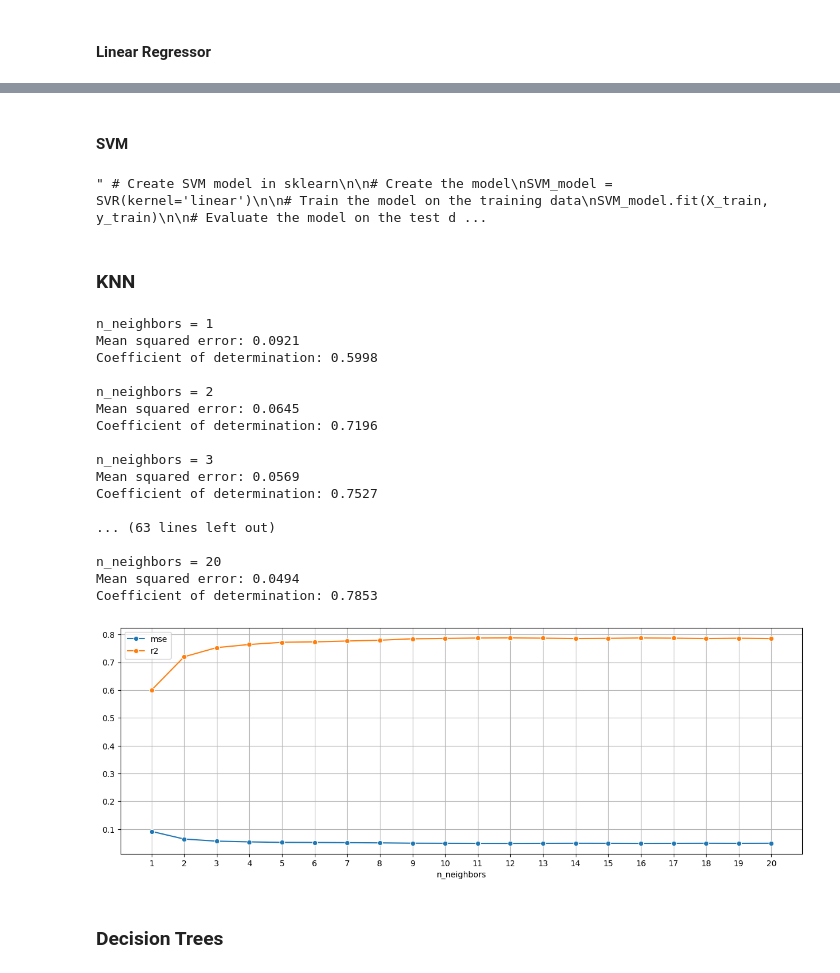
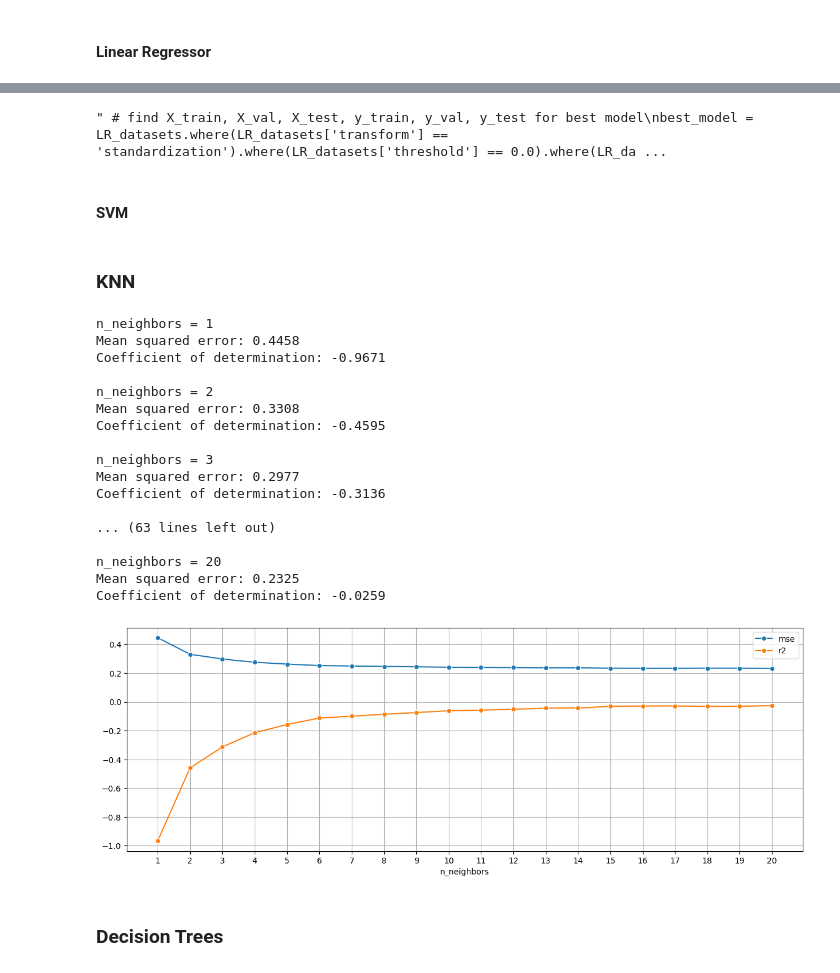
Before and after one commit to nicolopizzo/data-analytics, a Jupyter notebook: analysis.ipynb, the cells around one changed output, grey strips where cells are left out. Saved outputs shown, nothing was run; the diff lists cells and outputs as text; code cells hidden in the pictures.

```diff
--- a/analysis.ipynb
+++ b/analysis.ipynb
@@ -794,7 +768,51 @@ plt.show()
+# %%
+# find X_train, X_val, X_test, y_train, y_val, y_test for best model
+best_model = LR_datasets.loc[LR_datasets['mse'].idxmin()]
+
+X_train = None
+X_val = None
+X_test = None
+y_train = None
+y_val = None
+y_test = None
+# from datasets find the best model
+for dataset in datasets:
+    if dataset['transform'] == best_model['transform'] and dataset['threshold'] == best_model['threshold'] and dataset['year'] == best_model['year'] and dataset['tags'] == best_model['tags'] and dataset['genres'] == best_model['genres'] and dataset['pca'] == best_model['pca']:
+        X_train = dataset['X_train']
+        X_val = dataset['X_val']
+        X_test = dataset['X_test']
+        y_train = dataset['y_train']
+        y_val = dataset['y_val']
+        y_test = dataset['y_test']
+        break
+
+""" # find X_train, X_val, X_test, y_train, y_val, y_test for best model
+best_model = LR_datasets.where(LR_datasets['transform'] == 'standardization').where(LR_datasets['threshold'] == 0.0).where(LR_datasets['year'] == True).where(LR_datasets['tags'] == True).where(LR_datasets['genres'] == False).where(LR_datasets['pca'] == False).dropna()
+
+print('Best model:\n' + best_model.to_string(index=False))
+
+X_train = None
+X_val = None
+X_test = None
+y_train = None
+y_val = None
+y_test = None
+# from datasets find the best model
+for dataset in datasets:
+    if dataset['transform'] == best_model['transform'].values[0] and dataset['threshold'] == best_model['threshold'].values[0] and dataset['year'] == best_model['year'].values[0] and dataset['tags'] == best_model['tags'].values[0] and dataset['genres'] == best_model['genres'].values[0] and dataset['pca'] == best_model['pca'].values[0]:
+        X_train = dataset['X_train']
+        X_val = dataset['X_val']
+        X_test = dataset['X_test']
+        y_train = dataset['y_train']
+        y_val = dataset['y_val']
+        y_test = dataset['y_test']
+        break """
+# %% [output]
+" # find X_train, X_val, X_test, y_train, y_val, y_test for best model\nbest_model = LR_datasets.where(LR_datasets['transform'] == 'standardization').where(LR_datasets['threshold'] == 0.0).where(LR_da ...
 # %% [markdown]
 #### SVM
 # %%
-""" # Create SVM model in sklearn
+# Create SVM model in sklearn
 
 # Create the model
 SVM_model = SVR(kernel='linear')
@@ -805,9 +823,7 @@ SVM_model.fit(X_train, y_train)
 # Evaluate the model on the test data
 y_pred = SVM_model.predict(X_test)
 print('Mean squared error: %.4f' % mean_squared_error(y_test, y_pred))
-print('Coefficient of determination: %.4f' % r2_score(y_test, y_pred)) """
+print('Coefficient of determination: %.4f' % r2_score(y_test, y_pred))
-# %% [output]
-" # Create SVM model in sklearn\n\n# Create the model\nSVM_model = SVR(kernel='linear')\n\n# Train the model on the training data\nSVM_model.fit(X_train, y_train)\n\n# Evaluate the model on the test d ...
 # %% [markdown]
 ### KNN
 # %%
@@ -822,45 +838,42 @@ for n in n_neighbors:
 
     # Evaluate the model on the test data
     y_pred = KNN_model.predict(X_test)
     mse.append(mean_squared_error(y_test, y_pred))
     r2.append(r2_score(y_test, y_pred))
     print('Mean squared error: %.4f' % mean_squared_error(y_test, y_pred))
     print('Coefficient of determination: %.4f' % r2_score(y_test, y_pred))
 
-    """ display(y_test[:5])
-    display(y_pred[:5]) """
-
 # show in the same plot the accuracy, recall and precision for each hyperparameter combination
 
 fig, ax = plt.subplots(figsize=(15,5))
 
 ax1 = sns.lineplot(x=n_neighbors, y=mse, label='mse', marker='o')
 ax1 = sns.lineplot(x=n_neighbors, y=r2, label='r2', marker='o')
 #ax1.set_xticklabels([str(i) for i in range(len(n_neighbors))])
 ax1.set_xlabel('n_neighbors')
 plt.xticks(n_neighbors)
 plt.grid(True)
 plt.legend()
 plt.show()
 # %% [output]
 n_neighbors = 1
-Mean squared error: 0.0921
-Coefficient of determination: 0.5998
+Mean squared error: 0.4458
+Coefficient of determination: -0.9671
 
 n_neighbors = 2
-Mean squared error: 0.0645
-Coefficient of determination: 0.7196
+Mean squared error: 0.3308
+Coefficient of determination: -0.4595
 
 n_neighbors = 3
-Mean squared error: 0.0569
-Coefficient of determination: 0.7527
+Mean squared error: 0.2977
+Coefficient of determination: -0.3136
 
 ... (63 lines left out)
 
 n_neighbors = 20
-Mean squared error: 0.0494
-Coefficient of determination: 0.7853
+Mean squared error: 0.2325
+Coefficient of determination: -0.0259
-[figure, old version]
+[figure, new version]
 # %% [markdown]
 ### Decision Trees
 # %%
```
Also changed, not shown: parts of 33 cells of this notebook.
